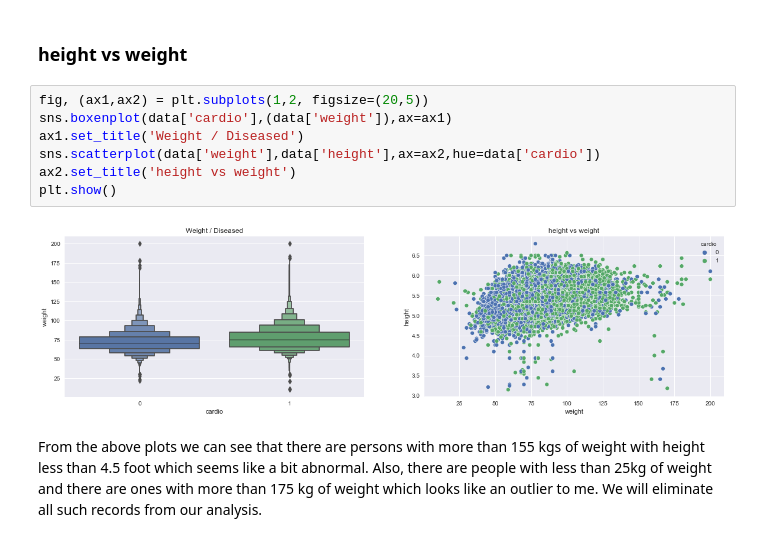
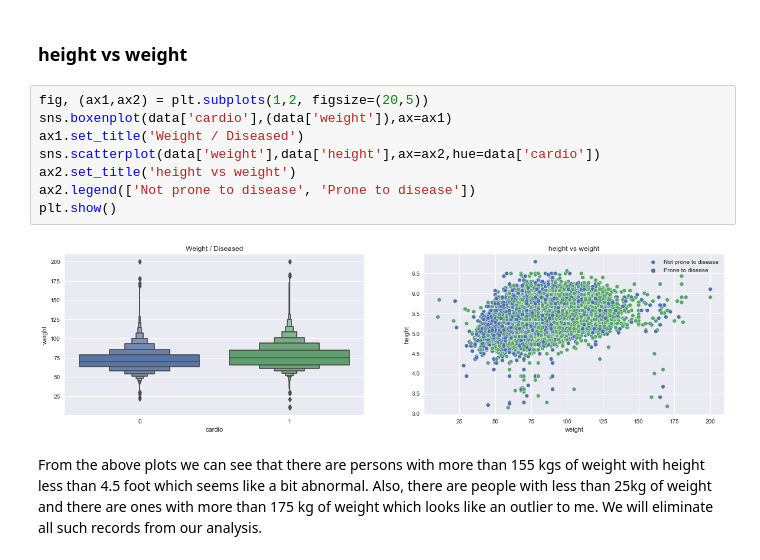
Before and after one commit to Aditya-Ramachandran/cardiovascular-disease-detection, a Jupyter notebook: EDA 1.ipynb, the cells around one changed output. Drawn from its saved outputs; the diff is of its cells as text.

```diff
--- a/EDA 1.ipynb
+++ b/EDA 1.ipynb
@@ -169,12 +175,13 @@ Dataset: (69950, 12)
 # %%
 fig, (ax1,ax2) = plt.subplots(1,2, figsize=(20,5))
 sns.boxenplot(data['cardio'],(data['weight']),ax=ax1)
 ax1.set_title('Weight / Diseased')
 sns.scatterplot(data['weight'],data['height'],ax=ax2,hue=data['cardio'])
 ax2.set_title('height vs weight')
+ax2.legend(['Not prone to disease', 'Prone to disease'])
 plt.show()
 # %% [output]
-[figure, old version]
+[figure, new version]
 # %% [markdown]
 From the above plots we can see that there are persons with more than 155 kgs of weight with height less than 4.5 foot which seems like a bit abnormal. Also, there are people with less than 25kg of weight and there are ones with more than 175 kg of weight which looks like an outlier to me. We will eliminate all such records from our analysis.
 # %%
```
Also changed, not shown: parts of 10 cells of this notebook.
